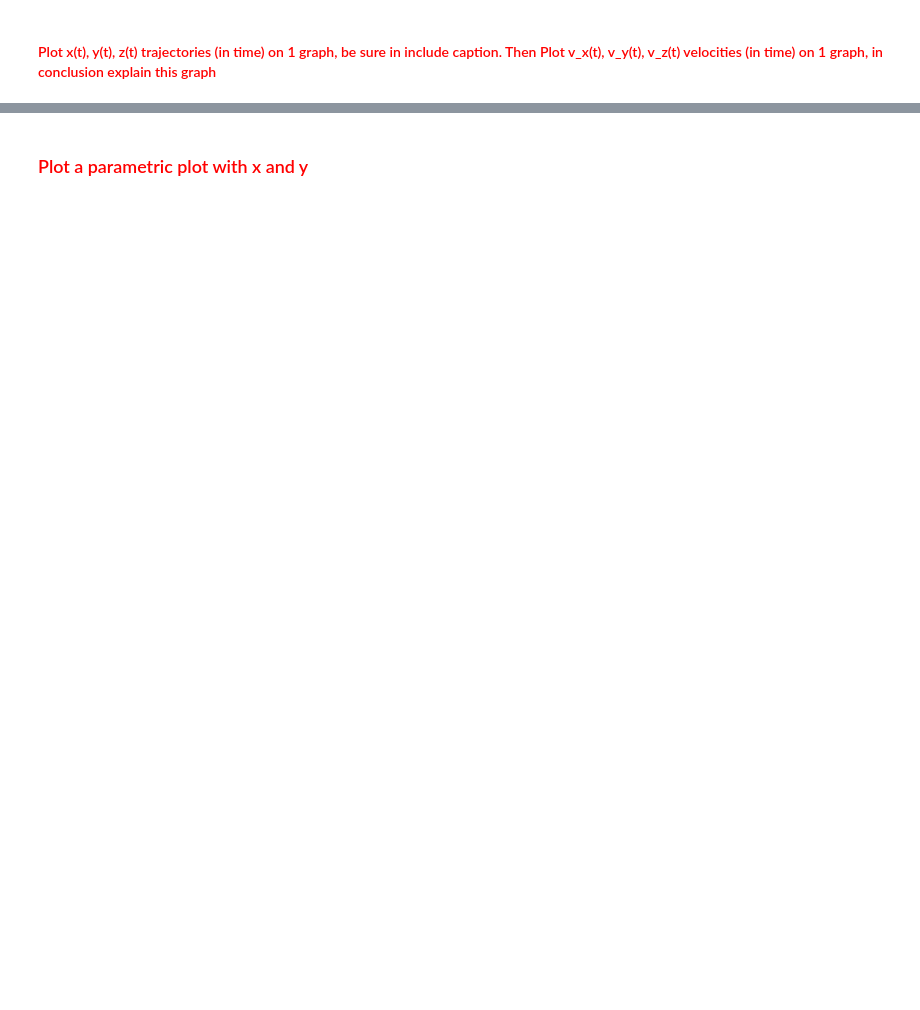
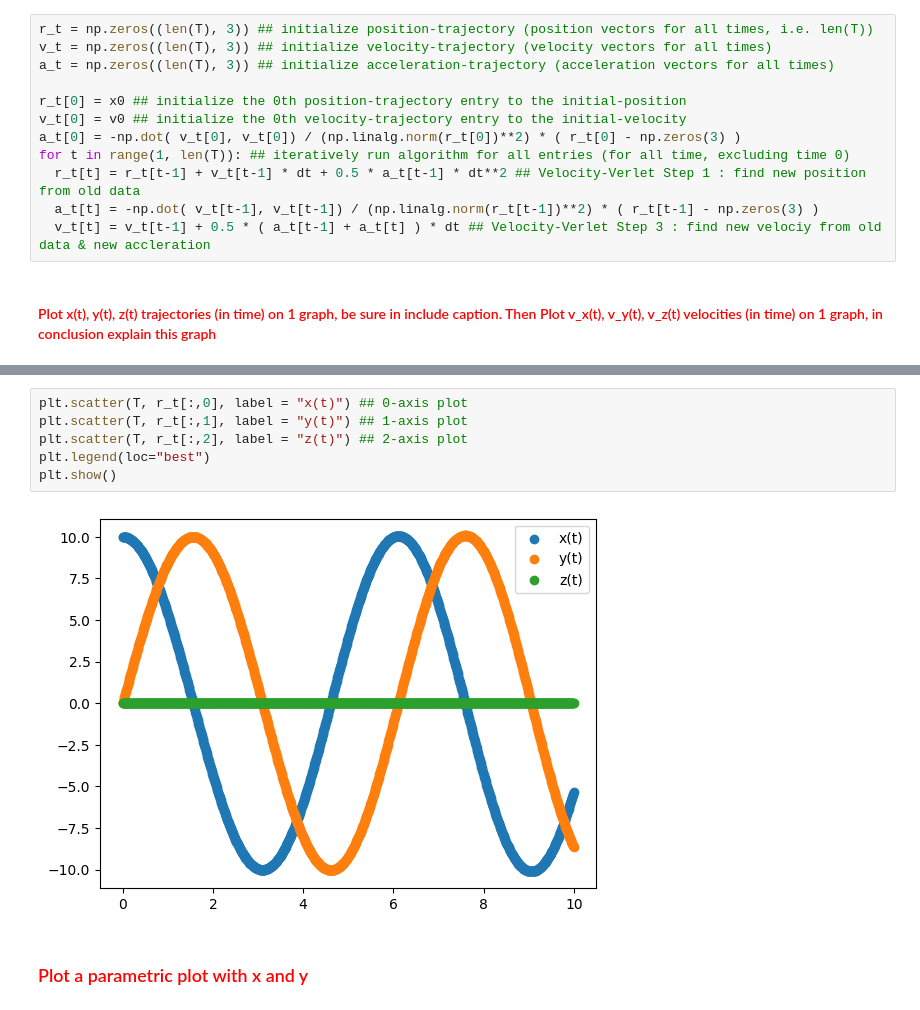
Before and after one commit to CalebAnderson22/PHY122, a Jupyter notebook: L5_Anderson.ipynb, the cells around one changed output, grey strips where cells are left out. Drawn from its saved outputs; the diff is of its cells as text; blank space fills up the shorter version.

```diff
--- a/L5_Anderson.ipynb
+++ b/L5_Anderson.ipynb
@@ -72,5 +139,17 @@ a_t[t] = -np.dot( v_t[t], v_t[t]) / (np.linalg.norm(x_t[t])**2) * ( x_t[t] - np.
 ### <font color='Red'> use this to our equations-of-motion, and obtain a trajectory and accelerations.</font>
 
 ### <font color='Red'> I.e. implement Velocity Verlet with the Centripetal acceleration. </font>
+# %%
+r_t = np.zeros((len(T), 3)) ## initialize position-trajectory (position vectors for all times, i.e. len(T))
+v_t = np.zeros((len(T), 3)) ## initialize velocity-trajectory (velocity vectors for all times)
+a_t = np.zeros((len(T), 3)) ## initialize acceleration-trajectory (acceleration vectors for all times)
+
+r_t[0] = x0 ## initialize the 0th position-trajectory entry to the initial-position
+v_t[0] = v0 ## initialize the 0th velocity-trajectory entry to the initial-velocity
+a_t[0] = -np.dot( v_t[0], v_t[0]) / (np.linalg.norm(r_t[0])**2) * ( r_t[0] - np.zeros(3) )
+for t in range(1, len(T)): ## iteratively run algorithm for all entries (for all time, excluding time 0)
+  r_t[t] = r_t[t-1] + v_t[t-1] * dt + 0.5 * a_t[t-1] * dt**2 ## Velocity-Verlet Step 1 : find new position from old data
+  a_t[t] = -np.dot( v_t[t-1], v_t[t-1]) / (np.linalg.norm(r_t[t-1])**2) * ( r_t[t-1] - np.zeros(3) )
+  v_t[t] = v_t[t-1] + 0.5 * ( a_t[t-1] + a_t[t] ) * dt ## Velocity-Verlet Step 3 : find new velociy from old data & new accleration
 # %% [markdown]
 ####   <font color='Red'> Plot x(t), y(t), z(t) trajectories (in time) on 1 graph, be sure in include caption. Then Plot v_x(t), v_y(t), v_z(t) velocities (in time) on 1 graph, in conclusion explain this graph </font>
@@ -80,2 +156,10 @@ a_t[t] = -np.dot( v_t[t], v_t[t]) / (np.linalg.norm(x_t[t])**2) * ( x_t[t] - np.
+# %%
+plt.scatter(T, r_t[:,0], label = "x(t)") ## 0-axis plot
+plt.scatter(T, r_t[:,1], label = "y(t)") ## 1-axis plot
+plt.scatter(T, r_t[:,2], label = "z(t)") ## 2-axis plot
+plt.legend(loc="best")
+plt.show()
+# %% [output]
+[figure, added]
 # %% [markdown]
 ###   <font color='Red'> Plot a parametric plot with x and y </font>
```
Also changed, not shown: parts of 31 cells of this notebook.
